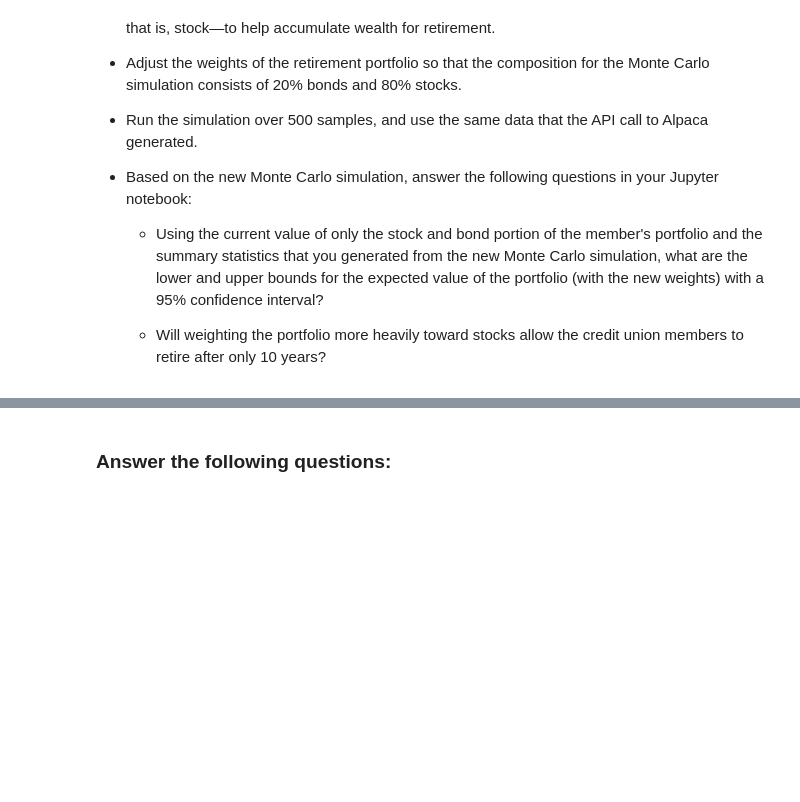
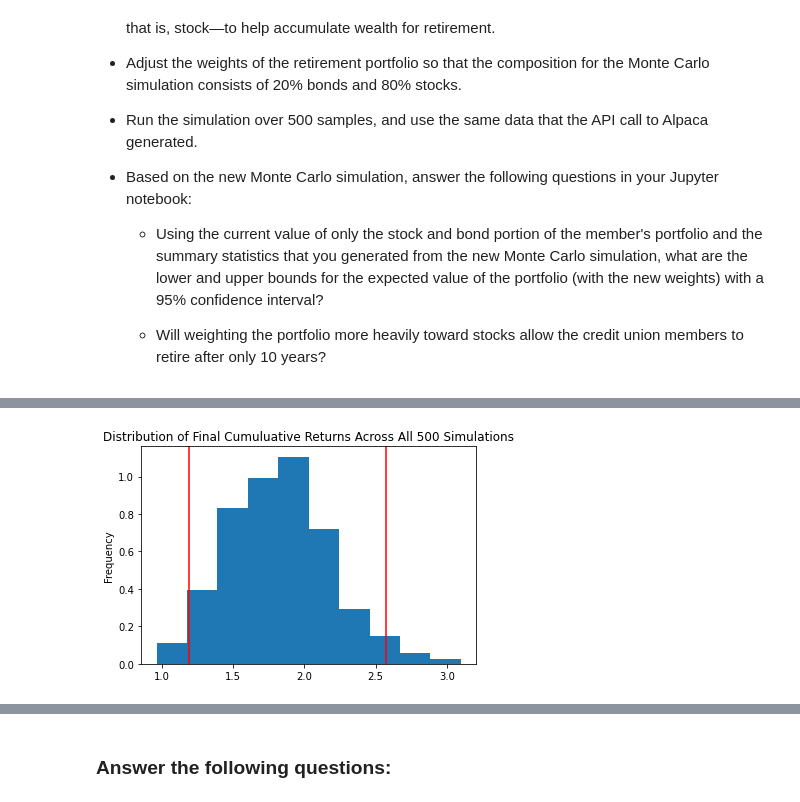
Before and after one commit to Aranda80/finan_plan_simulations, a Jupyter notebook: financial_planning_tools.ipynb, the cells around one changed output, grey strips where cells are left out. Saved outputs shown, nothing was run; the diff lists cells and outputs as text; code cells hidden in the pictures; blank space fills up the shorter version.

```diff
--- a/financial_planning_tools.ipynb
+++ b/financial_planning_tools.ipynb
@@ -535,7 +646,9 @@ For this new Monte Carlo simulation, do the following:
 # %%
 # Visualize the probability distribution of the 10-year Monte Carlo simulation
 # by plotting a histogram
-# YOUR CODE HERE
+MC_sim2_dist_plot = MC_10year.plot_distribution()
+# %% [output]
+[figure, added]
 # %%
 # Generate summary statistics from the 10-year Monte Carlo simulation results
 # Save the results as a variable
```
Also changed, not shown: parts of 26 cells of this notebook.
